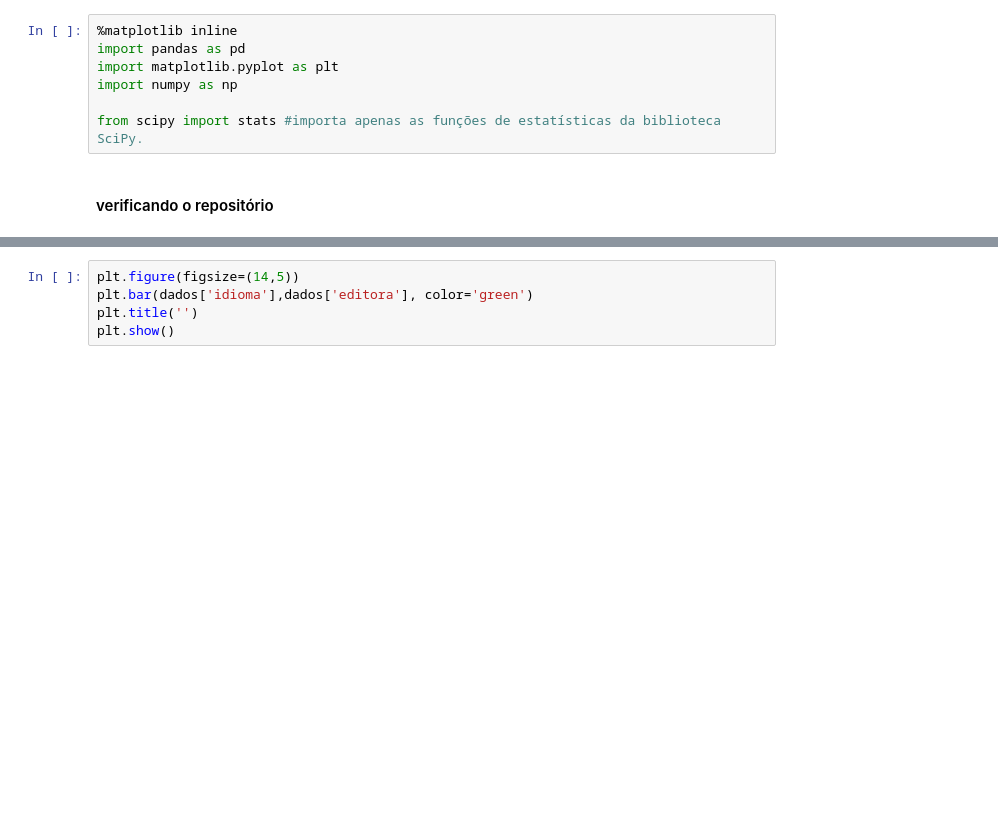
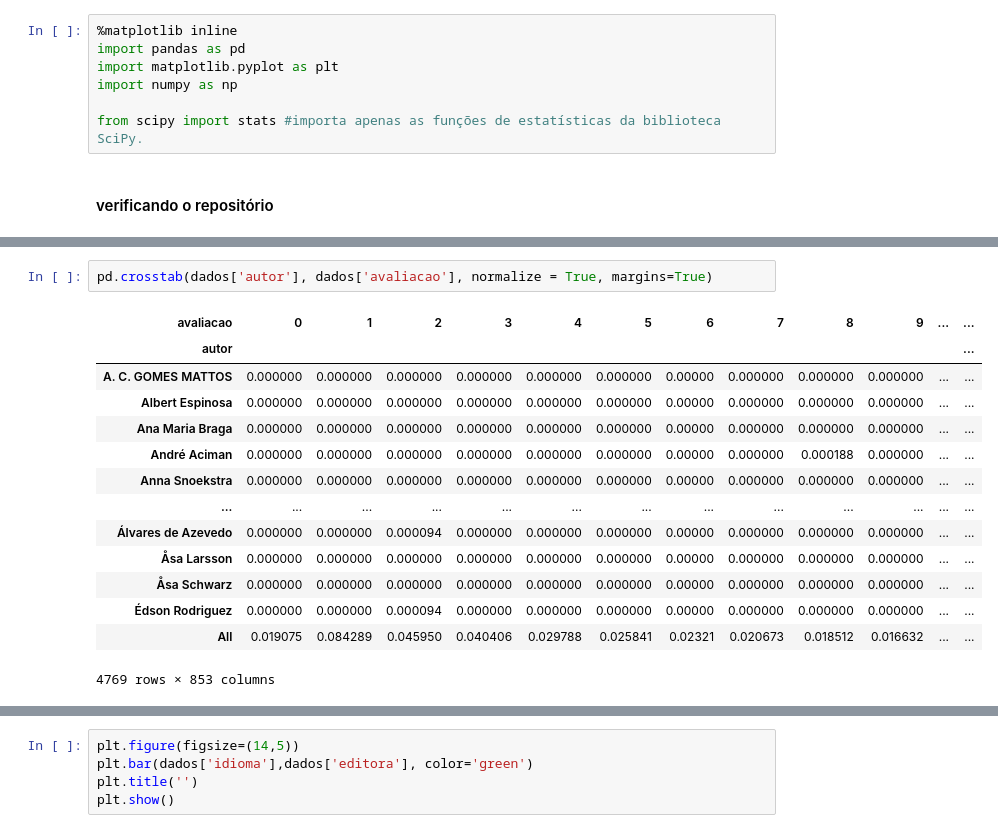
Before and after one commit to insper-classroom/22-1b-cd-p2-leandra_taina, a Jupyter notebook: Oficial.ipynb, the cells around one changed output, grey strips where cells are left out. Drawn from its saved outputs; the diff is of its cells as text; blank space fills up the shorter version.

```diff
--- a/Oficial.ipynb
+++ b/Oficial.ipynb
@@ -119,0 +106,17 @@ pd.crosstab()
+# %%
+pd.crosstab(dados['autor'], dados['avaliacao'], normalize = True, margins=True)
+# %% [output]
+| avaliacao | 0 | 1 | 2 | 3 | 4 | 5 | 6 | 7 | 8 | 9 | ... | ... |
+| autor |  |  |  |  |  |  |  |  |  |  |  | ... |
+| A. C. GOMES MATTOS | 0.000000 | 0.000000 | 0.000000 | 0.000000 | 0.000000 | 0.000000 | 0.00000 | 0.000000 | 0.000000 | 0.000000 | ... | ... |
+| Albert Espinosa | 0.000000 | 0.000000 | 0.000000 | 0.000000 | 0.000000 | 0.000000 | 0.00000 | 0.000000 | 0.000000 | 0.000000 | ... | ... |
+| Ana Maria Braga | 0.000000 | 0.000000 | 0.000000 | 0.000000 | 0.000000 | 0.000000 | 0.00000 | 0.000000 | 0.000000 | 0.000000 | ... | ... |
+| André Aciman | 0.000000 | 0.000000 | 0.000000 | 0.000000 | 0.000000 | 0.000000 | 0.00000 | 0.000000 | 0.000188 | 0.000000 | ... | ... |
+| Anna Snoekstra | 0.000000 | 0.000000 | 0.000000 | 0.000000 | 0.000000 | 0.000000 | 0.00000 | 0.000000 | 0.000000 | 0.000000 | ... | ... |
+| ... | ... | ... | ... | ... | ... | ... | ... | ... | ... | ... | ... | ... |
+| Álvares de Azevedo | 0.000000 | 0.000000 | 0.000094 | 0.000000 | 0.000000 | 0.000000 | 0.00000 | 0.000000 | 0.000000 | 0.000000 | ... | ... |
+| Åsa Larsson | 0.000000 | 0.000000 | 0.000000 | 0.000000 | 0.000000 | 0.000000 | 0.00000 | 0.000000 | 0.000000 | 0.000000 | ... | ... |
+| Åsa Schwarz | 0.000000 | 0.000000 | 0.000000 | 0.000000 | 0.000000 | 0.000000 | 0.00000 | 0.000000 | 0.000000 | 0.000000 | ... | ... |
+| Édson Rodriguez | 0.000000 | 0.000000 | 0.000094 | 0.000000 | 0.000000 | 0.000000 | 0.00000 | 0.000000 | 0.000000 | 0.000000 | ... | ... |
+| All | 0.019075 | 0.084289 | 0.045950 | 0.040406 | 0.029788 | 0.025841 | 0.02321 | 0.020673 | 0.018512 | 0.016632 | ... | ... |
+4769 rows × 853 columns
```
Also changed, not shown: parts of 29 cells of this notebook.
